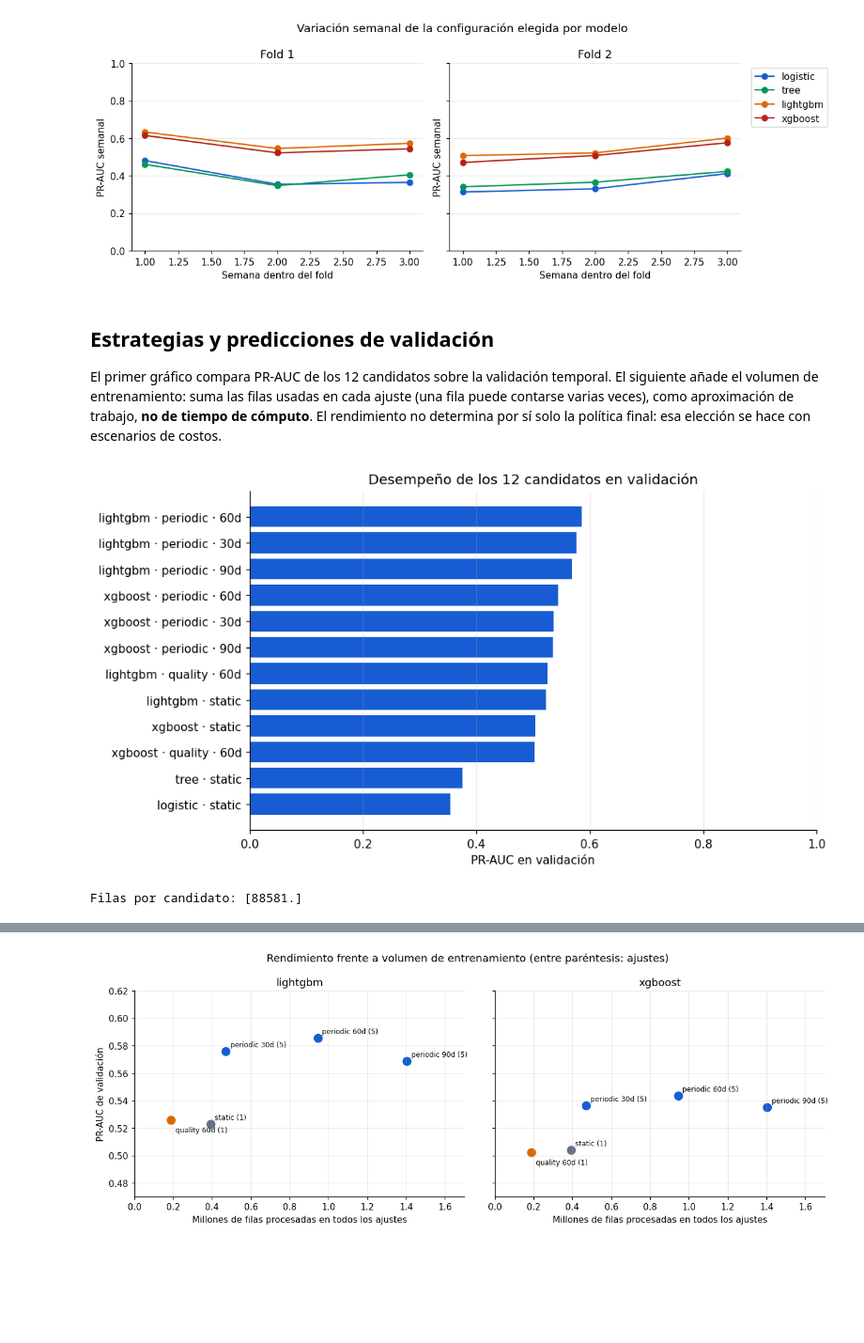
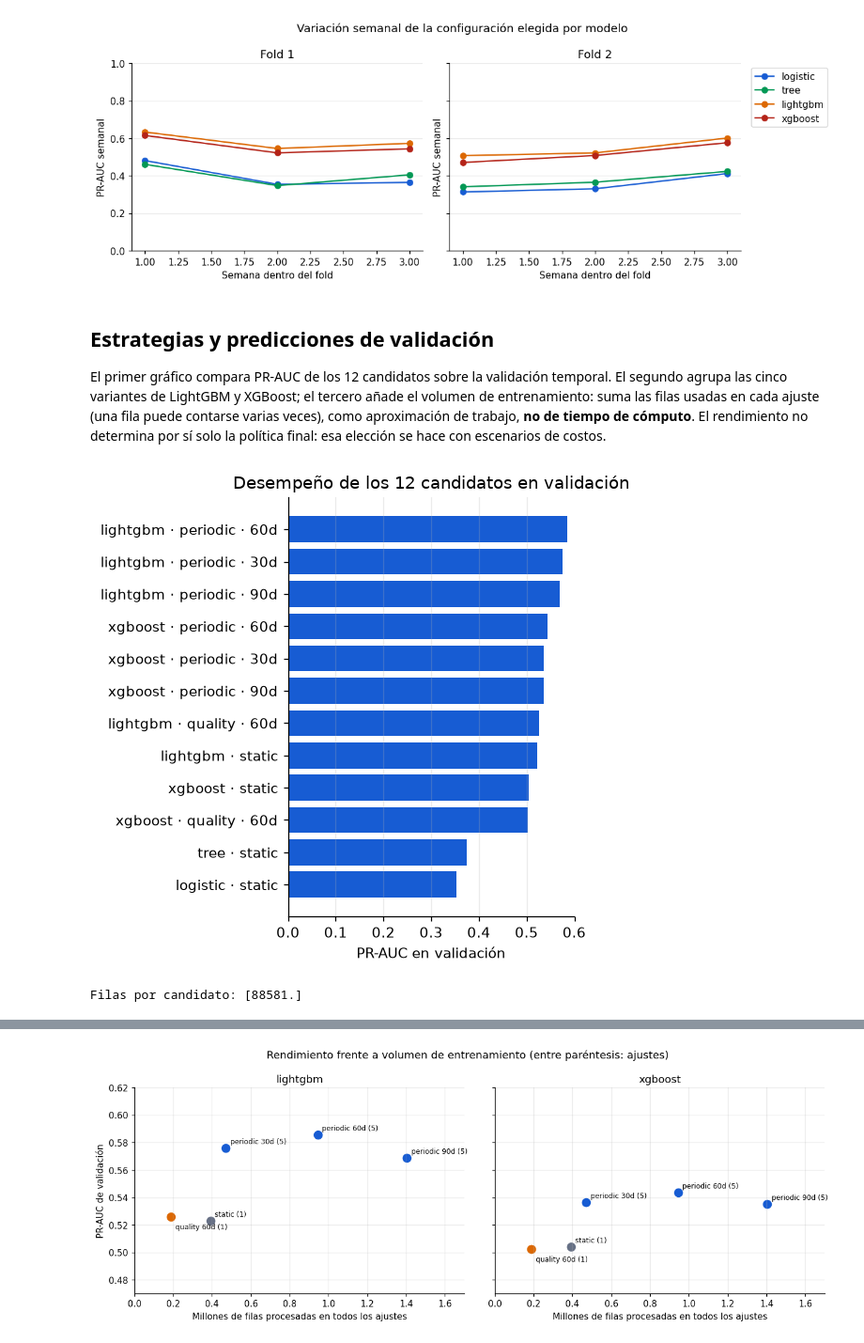
Before and after one commit to bianca-ap01/ptdia-proyecto1, a Jupyter notebook: 08_entrega_final_codigo/plot.ipynb, the cells around one changed output, grey strips where cells are left out. Shown at 94% size. Drawn from its saved outputs; the diff is of its cells as text; code cells hidden in the pictures; blank space fills up the shorter version.

```diff
--- a/08_entrega_final_codigo/plot.ipynb
+++ b/08_entrega_final_codigo/plot.ipynb
@@ -493,7 +543,7 @@ plt.show()
 # %% [markdown]
 ## Estrategias y predicciones de validación
 
-El primer gráfico compara PR-AUC de los 12 candidatos sobre la validación temporal. El siguiente añade el volumen de entrenamiento: suma las filas usadas en cada ajuste (una fila puede contarse varias veces), como aproximación de trabajo, **no de tiempo de cómputo**. El rendimiento no determina por sí solo la política final: esa elección se hace con escenarios de costos.
+El primer gráfico compara PR-AUC de los 12 candidatos sobre la validación temporal. El segundo agrupa las cinco variantes de LightGBM y XGBoost; el tercero añade el volumen de entrenamiento: suma las filas usadas en cada ajuste (una fila puede contarse varias veces), como aproximación de trabajo, **no de tiempo de cómputo**. El rendimiento no determina por sí solo la política final: esa elección se hace con escenarios de costos.
 # %%
 pred = pd.read_csv(
     outputs / "experimentacion/validation_predictions.csv.gz",
@@ -511,34 +561,34 @@ summary = (
     .apply(
         lambda d: pd.Series(
             {"pr_auc": average_precision_score(d.isFraud, d.score), "rows": len(d)}
         ),
         include_groups=False,
     )
     .reset_index()
 )
 summary["candidate"] = (
     summary.model.astype(str)
     + " · "
     + summary.strategy.astype(str)
     + " · "
     + summary.window_days
     + "d"
 )
 summary.loc[summary.strategy == "static", "candidate"] = (
     summary.loc[summary.strategy == "static", "model"].astype(str) + " · static"
 )
 summary = summary.sort_values("pr_auc")
-fig, ax = plt.subplots(figsize=(9, 5))
+fig, ax = plt.subplots(figsize=(5, 5))
 ax.barh(summary.candidate, summary.pr_auc, color=BLUE)
 ax.set(
     xlabel="PR-AUC en validación",
     title="Desempeño de los 12 candidatos en validación",
-    xlim=(0, 1),
+    xlim=(0, 0.6),
 )
 ax.grid(axis="x", alpha=0.25)
 fig.tight_layout()
 plt.show()
 print("Filas por candidato:", summary.rows.unique())
 # %% [output]
-[figure, old version]
+[figure, new version]
 Filas por candidato: [88581.]
```
Also changed, not shown: parts of 21 cells of this notebook, 2 other files.
